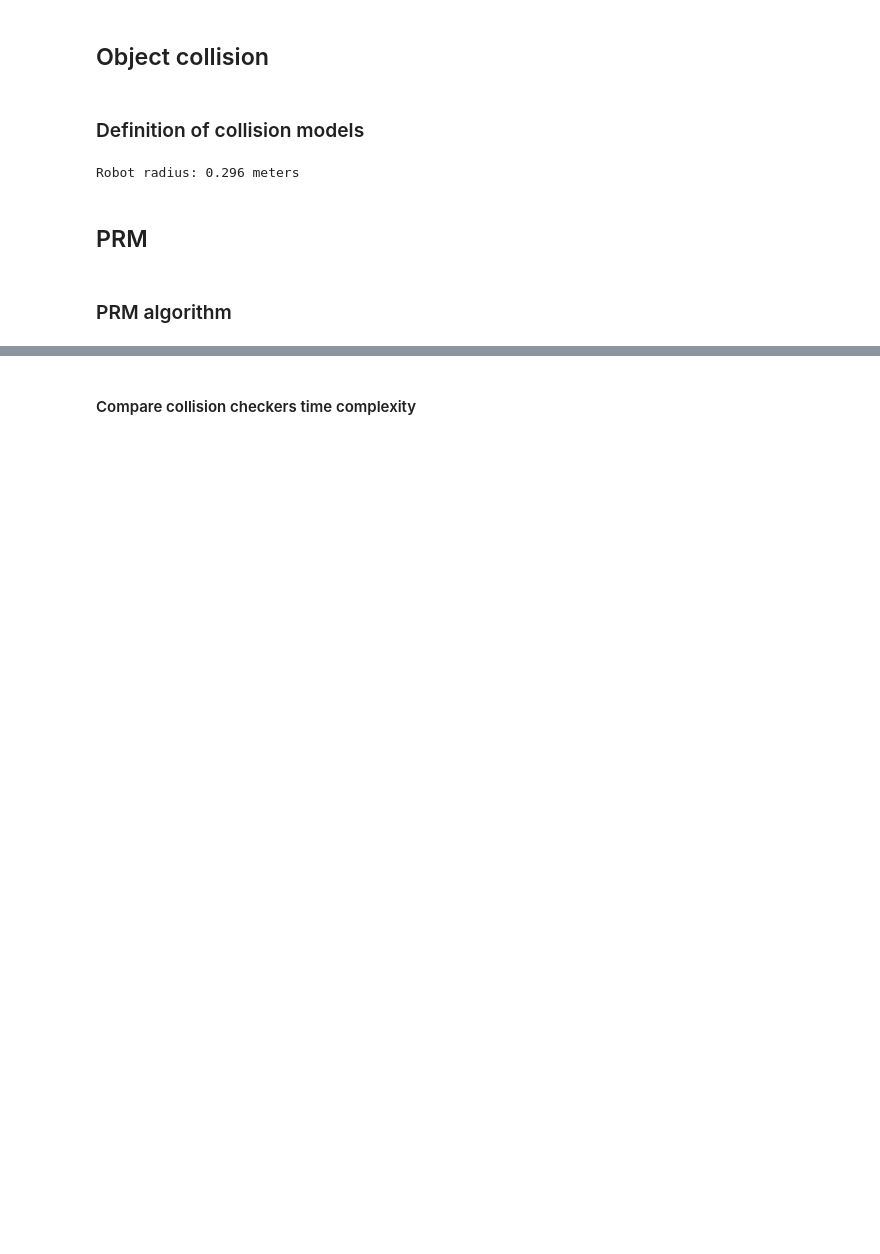
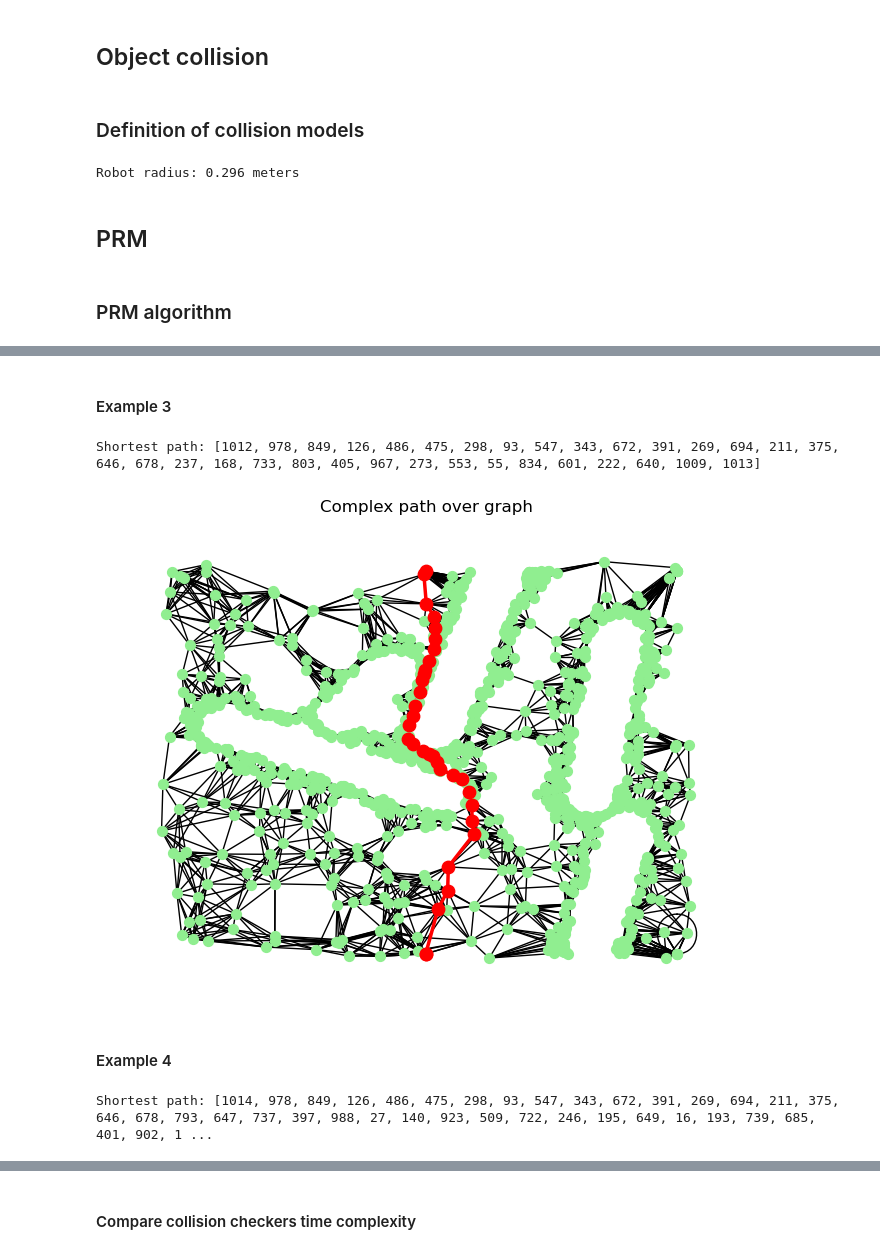
Before and after one commit to EricSanLopez/Mobile-robot-planning, a Jupyter notebook: mobile_robot.ipynb, the cells around one changed output, grey strips where cells are left out. Saved outputs shown, nothing was run; the diff lists cells and outputs as text; code cells hidden in the pictures; blank space fills up the shorter version.

```diff
--- a/mobile_robot.ipynb
+++ b/mobile_robot.ipynb
@@ -232,0 +327,47 @@ plt.show()
+# %% [markdown]
+#### Example 3
+# %%
+# Define starting and ending points
+
+# Example 2: from corner to corner
+A = np.array([0, 4.7])
+B = np.array([0, -4.7])
+
+start, goal = R.add_nodes([A, B])
+
+for p1 in [start, goal]:
+    neighbors = R.knn(p1, k)
+    for p2 in neighbors:
+        if R.exists_edge(p1, p2):
+            continue
+        timesteps = R.local_path(p1, p2)
+        R.add_edge(p1, p2, co.is_collision_free_approx(timesteps, *model_config))
+
+# Visualize on MeshCat
+R.show_graph(viz)
+# %%
+# Compute shortest path
+path = R.dijkstra(start, goal)
+path_edges = list(zip(path, path[1:]))
+print('Shortest path:', path)
+# %% [output]
+Shortest path: [1012, 978, 849, 126, 486, 475, 298, 93, 547, 343, 672, 391, 269, 694, 211, 375, 646, 678, 237, 168, 733, 803, 405, 967, 273, 553, 55, 834, 601, 222, 640, 1009, 1013]
+# %%
+# Visualize on a 2d plot as a network
+nodes = {i:v for i, v in enumerate(R.nodes)}
+path_nodes = {i:v for i, v in zip(path, np.array(R.nodes)[path])}
+
+G = nx.Graph()
+G.add_edges_from(R.edges)
+
+# Use actual positions for layout
+nx.draw(G, pos=nodes, node_color='lightgreen', node_size=50)
+nx.draw_networkx_edges(G, pos=nodes, edgelist=path_edges, edge_color='red', width=2.5)
+nx.draw_networkx_nodes(G, pos=nodes, nodelist=path, node_color='red', node_size=80)
+plt.title("Complex path over graph")
+plt.savefig("example_3.jpg")
+plt.show()
+# %% [output]
+[figure, added]
+# %% [markdown]
+#### Example 4
@@ -232,0 +393,7 @@ plt.show()
+# %%
+# Compute shortest path
+path = R.dijkstra(start, goal)
+path_edges = list(zip(path, path[1:]))
+print('Shortest path:', path)
+# %% [output]
+Shortest path: [1014, 978, 849, 126, 486, 475, 298, 93, 547, 343, 672, 391, 269, 694, 211, 375, 646, 678, 793, 647, 737, 397, 988, 27, 140, 923, 509, 722, 246, 195, 649, 16, 193, 739, 685, 401, 902, 1 ...
```
Also changed, not shown: parts of 16 cells of this notebook, 3 other files.
